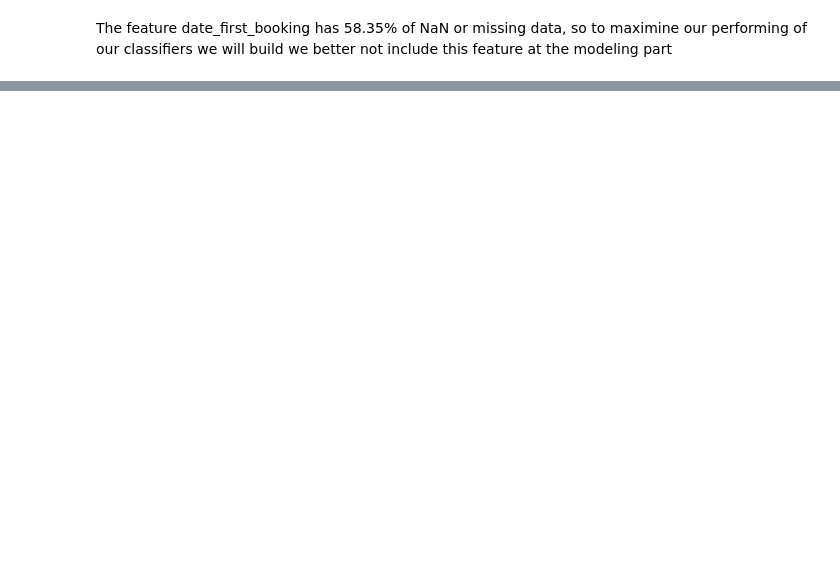
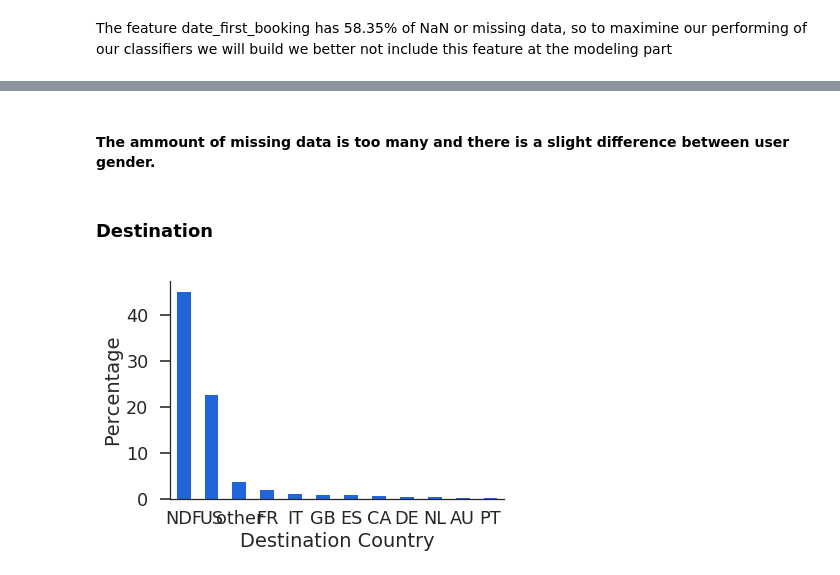
Before and after one commit to nambh/airbnb, a Jupyter notebook: cs4661p.ipynb, the cells around one changed output, grey strips where cells are left out. Cells and saved outputs as stored; diff of their text form; code cells hidden in the pictures; blank space fills up the shorter version.

```diff
--- a/cs4661p.ipynb
+++ b/cs4661p.ipynb
@@ -76,0 +184,12 @@ The feature date_first_booking has 58.35% of NaN or missing data, so to maximine
+# %% [markdown]
+####  The ammount of missing data is too many and  there is a slight difference between user gender.
+# %% [markdown]
+### Destination
+# %%
+destination_percentage = users.country_destination.value_counts() / users.shape[0] * 100
+destination_percentage.plot(kind='bar',color='#2265d8', rot=0)
+plt.xlabel('Destination Country')
+plt.ylabel('Percentage')
+sns.despine()
+# %% [output]
+[figure, added]
```
Also changed, not shown: parts of 67 cells of this notebook, 9 other files.
